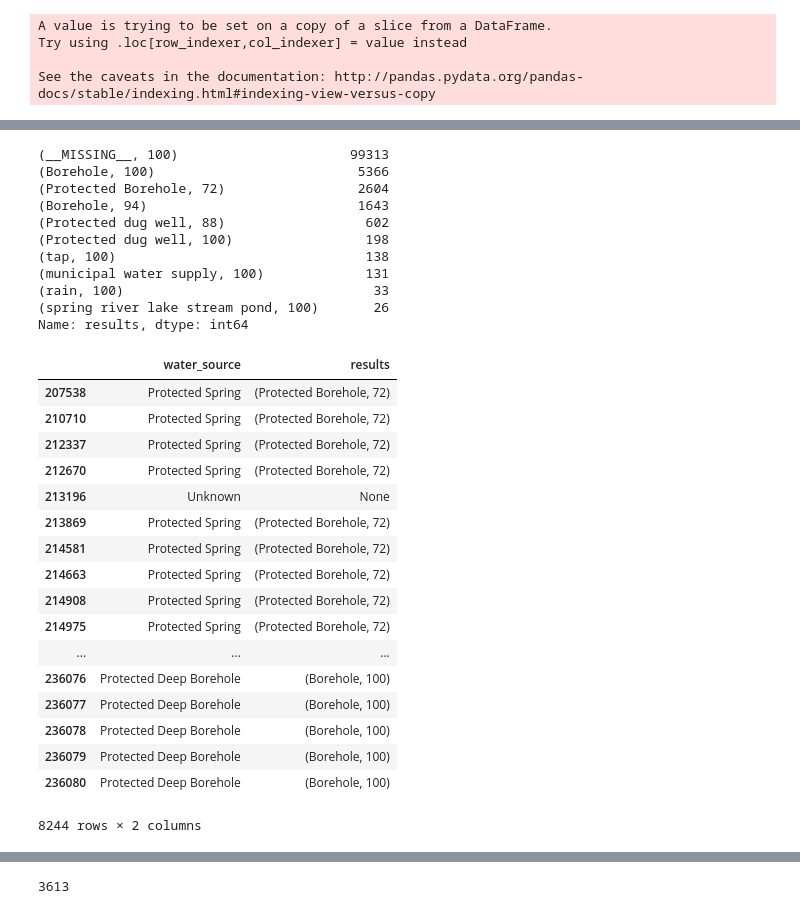
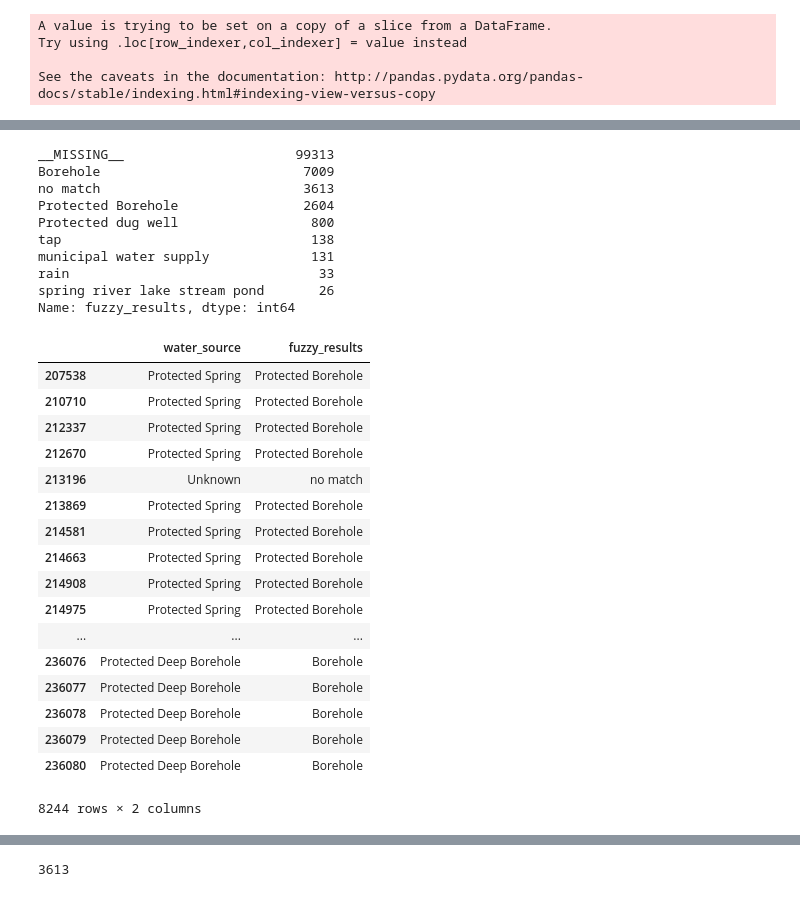
Before and after one commit to dan-watson-ucb/Capstone_Water_Access, a Jupyter notebook: Water Point Fuzzy Matching.ipynb, the cells around one changed output, grey strips where cells are left out. Drawn from its saved outputs; the diff is of its cells as text; code cells hidden in the pictures.

Commit message:
improved water tech filtering

```diff
--- a/Water Point Fuzzy Matching.ipynb
+++ b/Water Point Fuzzy Matching.ipynb
@@ -47,6 +47,14 @@ choices= ['Borehole', 'Protected Borehole',
 def fuzzymatch(x, choices, scorer, cutoff):
     return process.extractOne(
     x, choices=choices, scorer=scorer, score_cutoff= cutoff)
+# %%
+def fuzzymatch2(x, choices, scorer, cutoff):
+    results = process.extractOne(
+    x, choices=choices, scorer=scorer, score_cutoff= cutoff)
+    if results is None:
+        return "no match"
+    else:
+        return results[0]
 # %%
 uganda = df[(df.country_name == 'Uganda')]
 # %%
@@ -89,3 +97,10 @@ A value is trying to be set on a copy of a slice from a DataFrame.
 Try using .loc[row_indexer,col_indexer] = value instead
 
 See the caveats in the documentation: http://pandas.pydata.org/pandas-docs/stable/indexing.html#indexing-view-versus-copy
+# %%
+uganda['fuzzy_results']= uganda.loc[:,'water_source'].apply(
+                                            fuzzymatch2,
+                                            args=(choices,
+                                                  fuzz.token_set_ratio,
+                                                 70)
+)
@@ -92,37 +121,36 @@ See the caveats in the documentation: http://pandas.pydata.org/pandas-docs/stabl
 # %%
-uganda.results.value_counts()
+uganda.fuzzy_results.value_counts()
 # %% [output]
-(__MISSING__, 100)                      99313
-(Borehole, 100)                          5366
-(Protected Borehole, 72)                 2604
-(Borehole, 94)                           1643
-(Protected dug well, 88)                  602
-(Protected dug well, 100)                 198
-(tap, 100)                                138
-(municipal water supply, 100)             131
-(rain, 100)                                33
-(spring river lake stream pond, 100)       26
-Name: results, dtype: int64
+__MISSING__                      99313
+Borehole                          7009
+no match                          3613
+Protected Borehole                2604
+Protected dug well                 800
+tap                                138
+municipal water supply             131
+rain                                33
+spring river lake stream pond       26
+Name: fuzzy_results, dtype: int64
 # %%
 #uganda.loc[~uganda.results.isin(choices[0:5])]
-uganda[['water_source', 'results']].loc[~uganda.water_source.isin(['__MISSING__', 'Boreholes', 'Borehole'])]
+uganda[['water_source', 'fuzzy_results']].loc[~uganda.water_source.isin(['__MISSING__', 'Boreholes', 'Borehole'])]
 # %% [output]
-|  | water_source | results |
-| 207538 | Protected Spring | (Protected Borehole, 72) |
-| 210710 | Protected Spring | (Protected Borehole, 72) |
-| 212337 | Protected Spring | (Protected Borehole, 72) |
-| 212670 | Protected Spring | (Protected Borehole, 72) |
-| 213196 | Unknown | None |
-| 213869 | Protected Spring | (Protected Borehole, 72) |
-| 214581 | Protected Spring | (Protected Borehole, 72) |
-| 214663 | Protected Spring | (Protected Borehole, 72) |
-| 214908 | Protected Spring | (Protected Borehole, 72) |
-| 214975 | Protected Spring | (Protected Borehole, 72) |
+|  | water_source | fuzzy_results |
+| 207538 | Protected Spring | Protected Borehole |
+| 210710 | Protected Spring | Protected Borehole |
+| 212337 | Protected Spring | Protected Borehole |
+| 212670 | Protected Spring | Protected Borehole |
+| 213196 | Unknown | no match |
+| 213869 | Protected Spring | Protected Borehole |
+| 214581 | Protected Spring | Protected Borehole |
+| 214663 | Protected Spring | Protected Borehole |
+| 214908 | Protected Spring | Protected Borehole |
+| 214975 | Protected Spring | Protected Borehole |
 | ... | ... | ... |
-| 236076 | Protected Deep Borehole | (Borehole, 100) |
-| 236077 | Protected Deep Borehole | (Borehole, 100) |
-| 236078 | Protected Deep Borehole | (Borehole, 100) |
-| 236079 | Protected Deep Borehole | (Borehole, 100) |
-| 236080 | Protected Deep Borehole | (Borehole, 100) |
+| 236076 | Protected Deep Borehole | Borehole |
+| 236077 | Protected Deep Borehole | Borehole |
+| 236078 | Protected Deep Borehole | Borehole |
+| 236079 | Protected Deep Borehole | Borehole |
+| 236080 | Protected Deep Borehole | Borehole |
 8244 rows × 2 columns
 # %%
```
Also changed, not shown: parts of 11 cells of this notebook.
